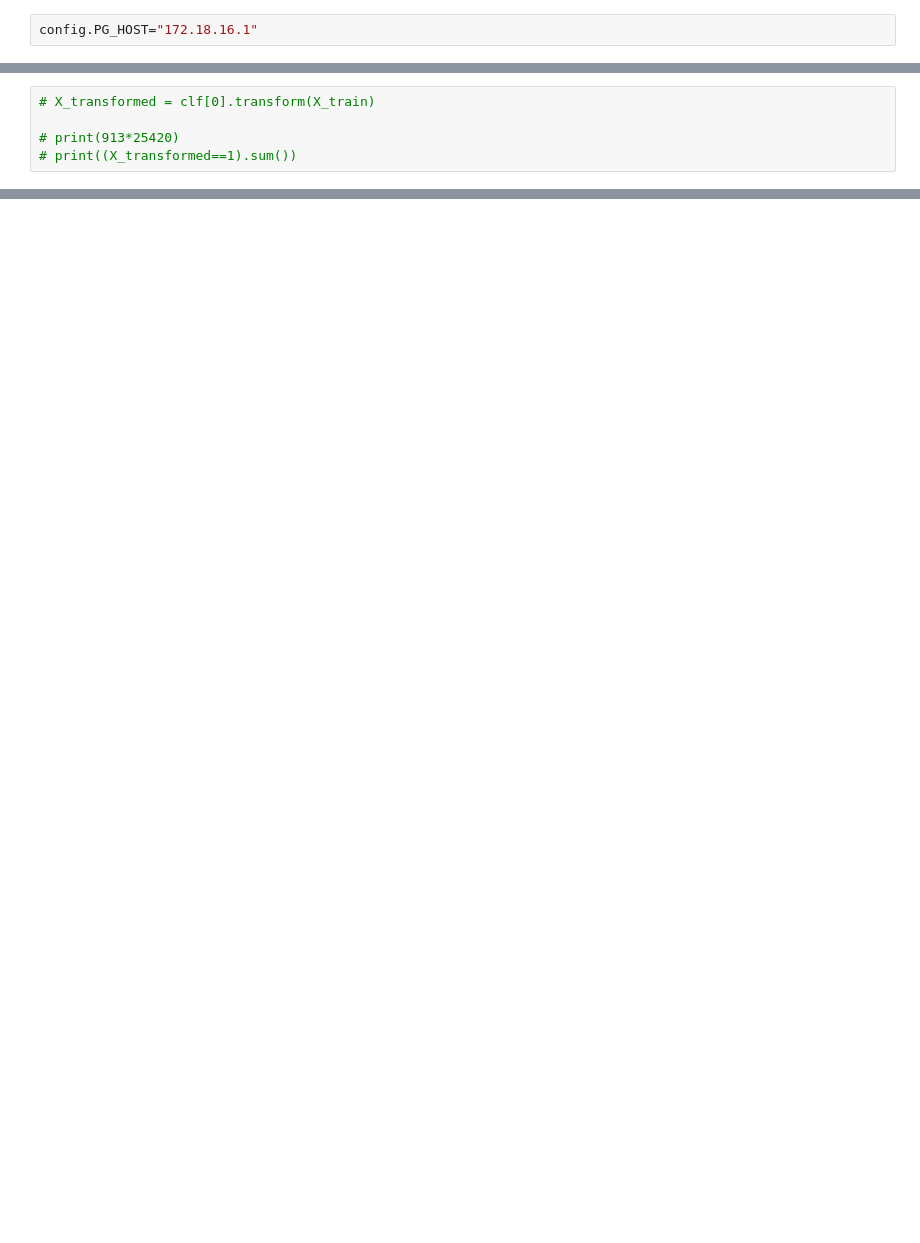
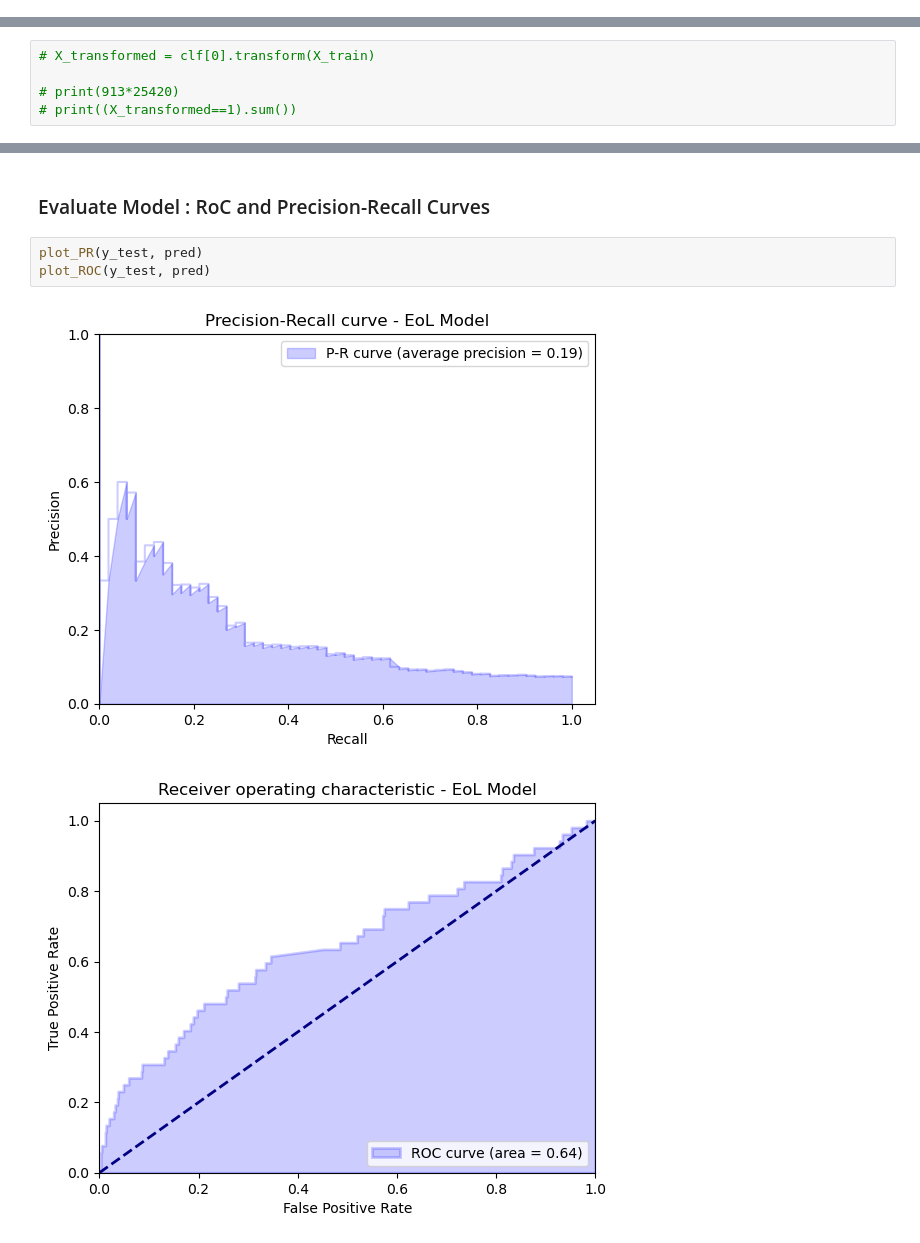
Before and after one commit to kbardool/omop-learn, a Jupyter notebook: End of Life Linear Model Example.ipynb, the cells around one changed output, grey strips where cells are left out. Cells and saved outputs as stored; diff of their text form; blank space fills up the shorter version.

```diff
--- a/End of Life Linear Model Example.ipynb
+++ b/End of Life Linear Model Example.ipynb
@@ -57,5 +103,3 @@ nameserver 172.18.16.1
-# %%
-config.PG_HOST="172.18.16.1"
 # %%
 # engine = create_engine(f"postgresql://kevin:Ahwaz22@{DBHOST}?dbname=chembl_29",encoding='UTF-8', echo=True)
 ## ,dbname=chembl_29,user=kevin,host=172.19.48.1,password='Ahwaz22')
@@ -766,0 +763,8 @@ pd.set_option('display.max_colwidth', -1)
+# %% [markdown]
+### Evaluate Model : RoC and Precision-Recall Curves
+# %%
+plot_PR(y_test, pred)
+plot_ROC(y_test, pred)
+# %% [output]
+[figure, added]
+[figure, added]
```
Also changed, not shown: parts of 104 cells of this notebook, 37 other files.
